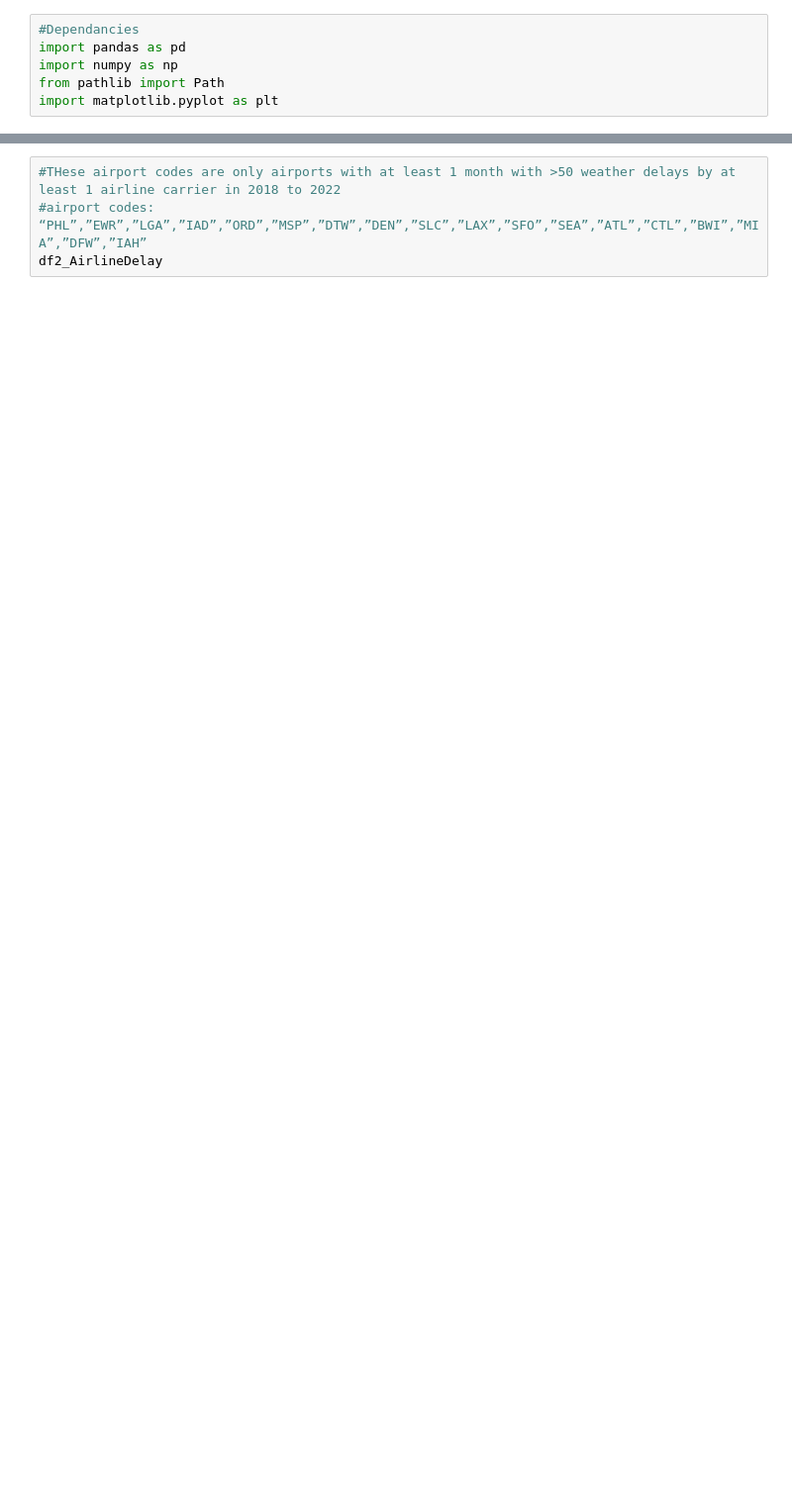
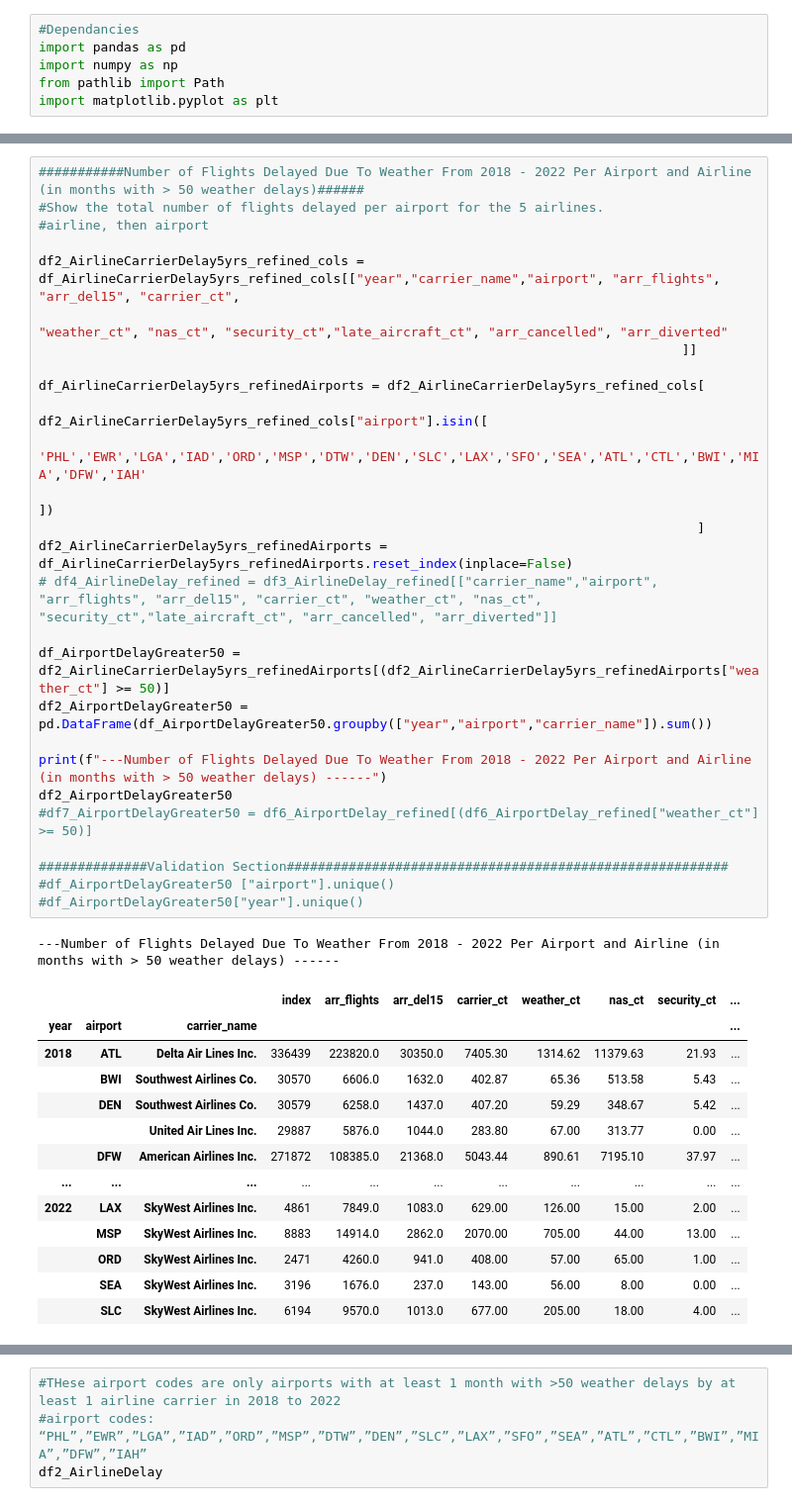
Before and after one commit to Tawn-Scotton/Team_3_Project_1, a Jupyter notebook: ProjectAirlineDelay.ipynb, the cells around one changed output, grey strips where cells are left out. Shown: that part at 99% size. Saved outputs shown, nothing was run; the diff lists cells and outputs as text; blank space fills up the shorter version.

```diff
--- a/ProjectAirlineDelay.ipynb
+++ b/ProjectAirlineDelay.ipynb
@@ -112,0 +225,42 @@ df2_AirlineDelay_Status_Rollup.tail()
+# %%
+###########Number of Flights Delayed Due To Weather From 2018 - 2022 Per Airport and Airline (in months with > 50 weather delays)######
+#Show the total number of flights delayed per airport for the 5 airlines.
+#airline, then airport
+
+df2_AirlineCarrierDelay5yrs_refined_cols = df_AirlineCarrierDelay5yrs_refined_cols[["year","carrier_name","airport", "arr_flights", "arr_del15", "carrier_ct",
+                                                                                    "weather_ct", "nas_ct", "security_ct","late_aircraft_ct", "arr_cancelled", "arr_diverted"
+                                                                                   ]]
+
+df_AirlineCarrierDelay5yrs_refinedAirports = df2_AirlineCarrierDelay5yrs_refined_cols[
+                                                                                    df2_AirlineCarrierDelay5yrs_refined_cols["airport"].isin([
+                                                                                                                                             'PHL','EWR','LGA','IAD','ORD','MSP','DTW','DEN','SLC','LAX','SFO','SEA','ATL','CTL','BWI','MIA','DFW','IAH'
+                                                                                                                                             ])
+                                                                                     ]
+df2_AirlineCarrierDelay5yrs_refinedAirports = df_AirlineCarrierDelay5yrs_refinedAirports.reset_index(inplace=False)
+# df4_AirlineDelay_refined = df3_AirlineDelay_refined[["carrier_name","airport", "arr_flights", "arr_del15", "carrier_ct", "weather_ct", "nas_ct", "security_ct","late_aircraft_ct", "arr_cancelled", "arr_diverted"]]
+
+df_AirportDelayGreater50 = df2_AirlineCarrierDelay5yrs_refinedAirports[(df2_AirlineCarrierDelay5yrs_refinedAirports["weather_ct"] >= 50)]
+df2_AirportDelayGreater50 = pd.DataFrame(df_AirportDelayGreater50.groupby(["year","airport","carrier_name"]).sum())
+
+print(f"---Number of Flights Delayed Due To Weather From 2018 - 2022 Per Airport and Airline (in months with > 50 weather delays) ------")
+df2_AirportDelayGreater50
+#df7_AirportDelayGreater50 = df6_AirportDelay_refined[(df6_AirportDelay_refined["weather_ct"] >= 50)]
+
+##############Validation Section#########################################################
+#df_AirportDelayGreater50 ["airport"].unique()
+#df_AirportDelayGreater50["year"].unique()
+# %% [output]
+---Number of Flights Delayed Due To Weather From 2018 - 2022 Per Airport and Airline (in months with > 50 weather delays) ------
+|  |  |  | index | arr_flights | arr_del15 | carrier_ct | weather_ct | nas_ct | security_ct | ... |
+| year | airport | carrier_name |  |  |  |  |  |  |  | ... |
+| 2018 | ATL | Delta Air Lines Inc. | 336439 | 223820.0 | 30350.0 | 7405.30 | 1314.62 | 11379.63 | 21.93 | ... |
+|  | BWI | Southwest Airlines Co. | 30570 | 6606.0 | 1632.0 | 402.87 | 65.36 | 513.58 | 5.43 | ... |
+|  | DEN | Southwest Airlines Co. | 30579 | 6258.0 | 1437.0 | 407.20 | 59.29 | 348.67 | 5.42 | ... |
+|  |  | United Air Lines Inc. | 29887 | 5876.0 | 1044.0 | 283.80 | 67.00 | 313.77 | 0.00 | ... |
+|  | DFW | American Airlines Inc. | 271872 | 108385.0 | 21368.0 | 5043.44 | 890.61 | 7195.10 | 37.97 | ... |
+| ... | ... | ... | ... | ... | ... | ... | ... | ... | ... | ... |
+| 2022 | LAX | SkyWest Airlines Inc. | 4861 | 7849.0 | 1083.0 | 629.00 | 126.00 | 15.00 | 2.00 | ... |
+|  | MSP | SkyWest Airlines Inc. | 8883 | 14914.0 | 2862.0 | 2070.00 | 705.00 | 44.00 | 13.00 | ... |
+|  | ORD | SkyWest Airlines Inc. | 2471 | 4260.0 | 941.0 | 408.00 | 57.00 | 65.00 | 1.00 | ... |
+|  | SEA | SkyWest Airlines Inc. | 3196 | 1676.0 | 237.0 | 143.00 | 56.00 | 8.00 | 0.00 | ... |
+|  | SLC | SkyWest Airlines Inc. | 6194 | 9570.0 | 1013.0 | 677.00 | 205.00 | 18.00 | 4.00 | ... |
```
Also changed, not shown: parts of 29 cells of this notebook, 1 other file.
